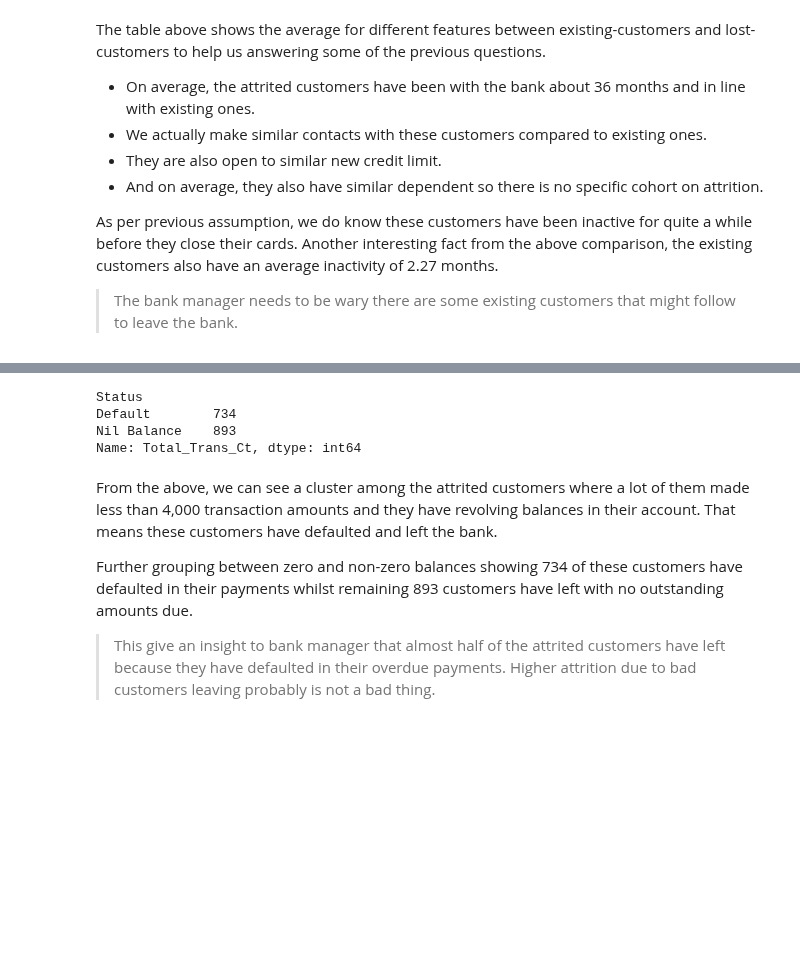
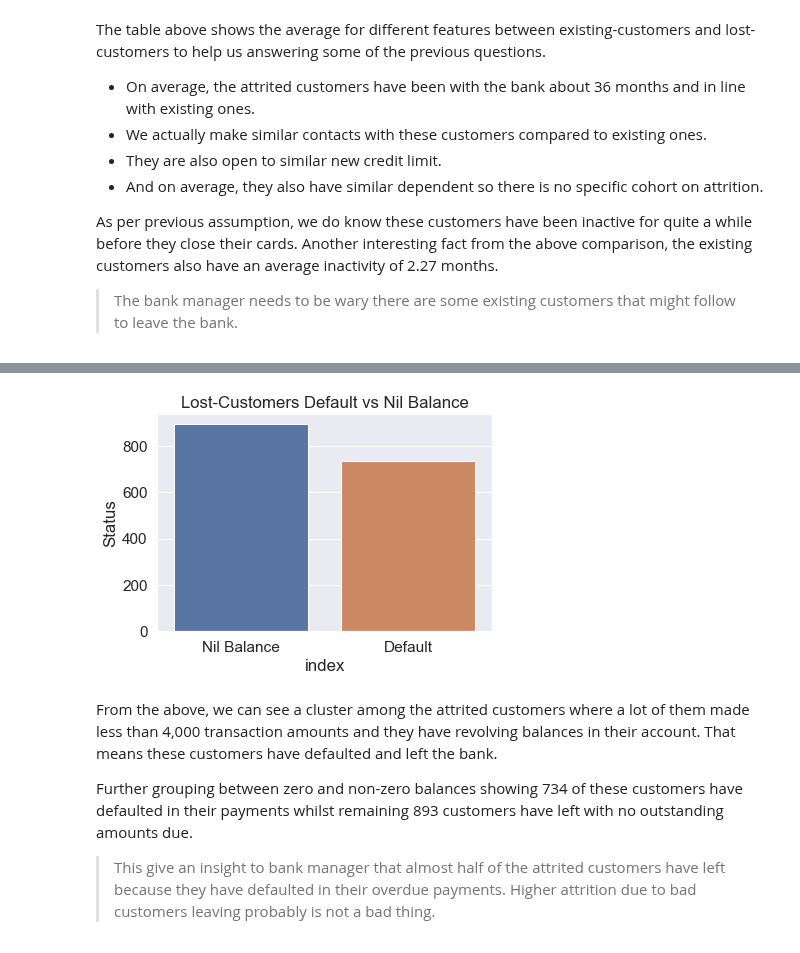
Before and after one commit to RonnyCh/mydsbook, a Jupyter notebook: Kaggle-Customer-Churn.ipynb, the cells around one changed output, grey strips where cells are left out. Cells and saved outputs as stored; diff of their text form; code cells hidden in the pictures; blank space fills up the shorter version.

```diff
--- a/Kaggle-Customer-Churn.ipynb
+++ b/Kaggle-Customer-Churn.ipynb
@@ -155,14 +157,17 @@ plt.show()
 # %%
+pd.options.mode.chained_assignment = None  # default='warn'
+
 att_cust.loc[att_cust.Total_Revolving_Bal==0,'Status'] = 'Nil Balance'
 att_cust.loc[att_cust.Total_Revolving_Bal!=0,'Status'] = 'Default'
 
+a = pd.DataFrame(att_cust['Status'].value_counts()).reset_index()
 
-att_cust.groupby('Status')['Total_Trans_Ct'].count()
+chart1 = sns.barplot(x='index',y='Status',data=a)
+chart1.set(title='Lost-Customers Default vs Nil Balance')
+
+plt.show()
 # %% [output]
-Status
-Default        734
-Nil Balance    893
-Name: Total_Trans_Ct, dtype: int64
+[figure, added]
 # %% [markdown]
 From the above, we can see a cluster among the attrited customers where a lot of them made less than 4,000 transaction amounts and they have revolving balances in their account. That means these customers have defaulted and left the bank.
 
```
Also changed, not shown: parts of 17 cells of this notebook.
